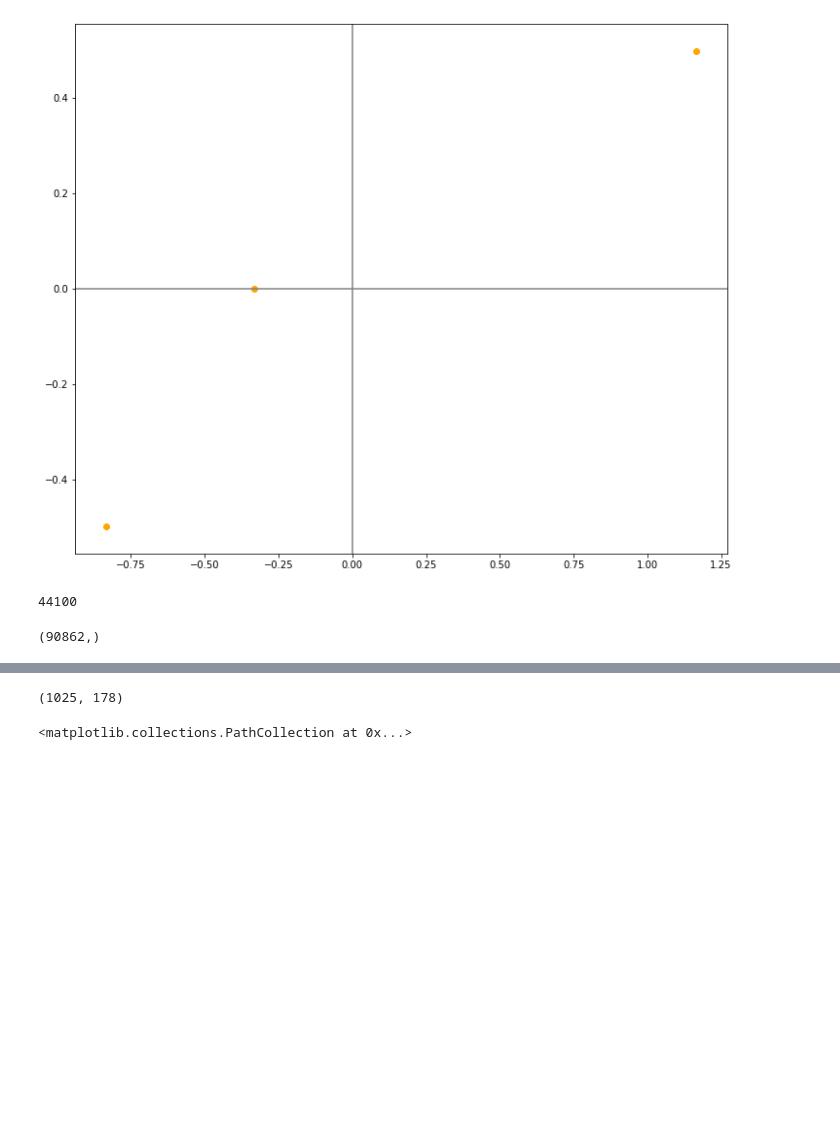
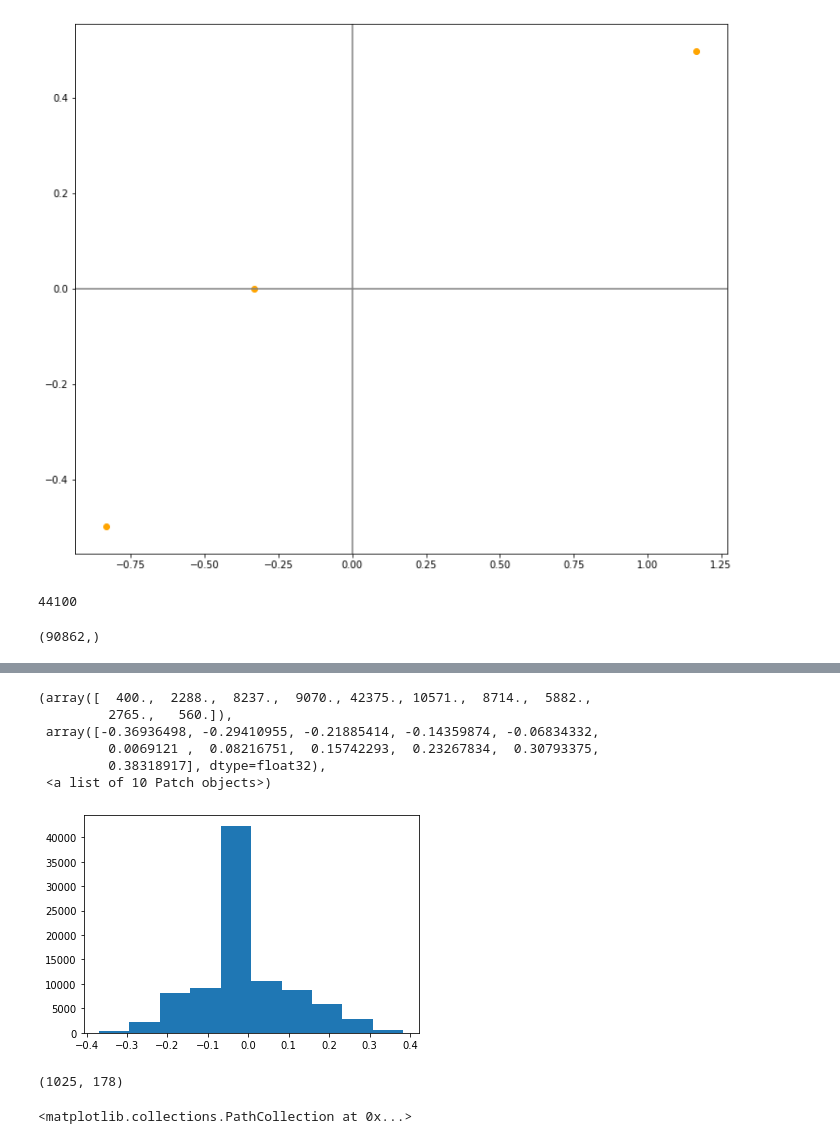
Before and after one commit to jmsmdy/sound-parse, a Jupyter notebook: Fourier Analysis.ipynb, the cells around one changed output, grey strips where cells are left out. Drawn from its saved outputs; the diff is of its cells as text; code cells hidden in the pictures; blank space fills up the shorter version.

```diff
--- a/Fourier Analysis.ipynb
+++ b/Fourier Analysis.ipynb
@@ -376,3 +376,5 @@ sr
 y.shape
 # %% [output]
 (90862,)
+# %%
+harm = librosa.effects.harmonic(y)
@@ -379,3 +524,13 @@ y.shape
+# %%
+plt.hist(harm)
+# %% [output]
+(array([  400.,  2288.,  8237.,  9070., 42375., 10571.,  8714.,  5882.,
+         2765.,   560.]),
+ array([-0.36936498, -0.29410955, -0.21885414, -0.14359874, -0.06834332,
+         0.0069121 ,  0.08216751,  0.15742293,  0.23267834,  0.30793375,
+         0.38318917], dtype=float32),
+ <a list of 10 Patch objects>)
+[figure, added]
 # %%
 pitches, magnitudes = librosa.piptrack(y=y, sr=sr)
 # %%
```
Also changed, not shown: parts of 18 cells of this notebook, 3 other files.
